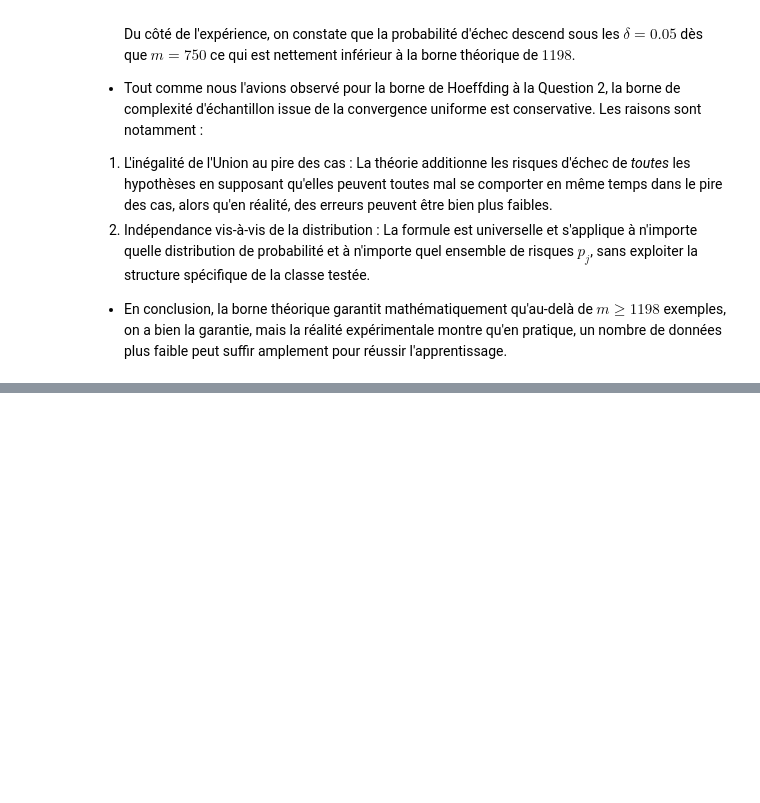
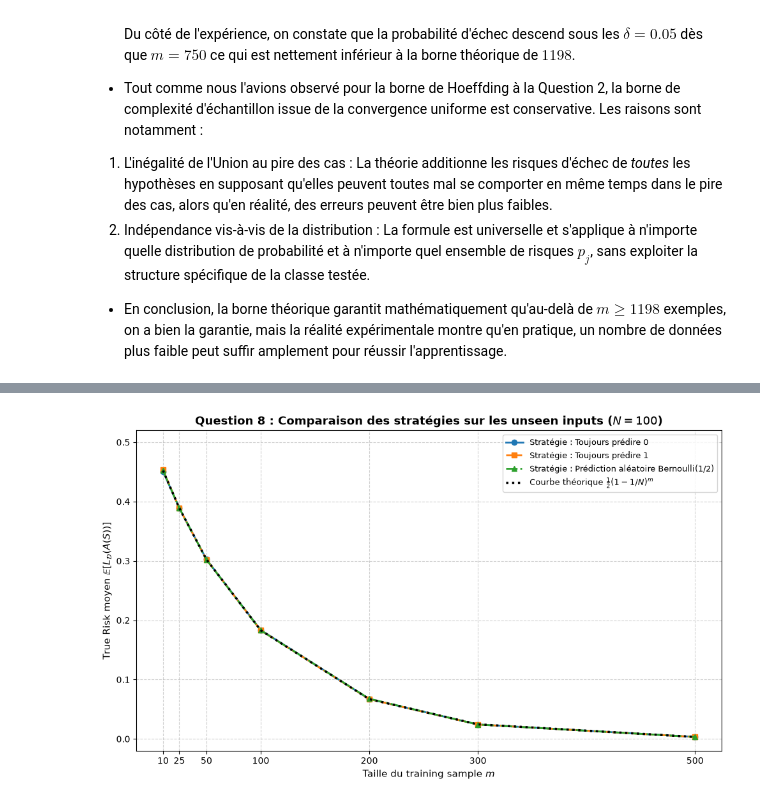
Before and after one commit to Pimbolie/homework2_Tieu_Han_TRAN, a Jupyter notebook: homework2_Tieu_Han_TRAN.ipynb, the cells around one changed output, grey strips where cells are left out. Saved outputs shown, nothing was run; the diff lists cells and outputs as text; code cells hidden in the pictures; blank space fills up the shorter version.

```diff
--- a/homework2_Tieu_Han_TRAN.ipynb
+++ b/homework2_Tieu_Han_TRAN.ipynb
@@ -762,0 +1205,68 @@ Du côté de l'expérience, on constate que la probabilité d'échec descend sou
+# %%
+# Visualisation comparative de l'évolution du True Risk pour les différentes stratégies (avec N = 100)
+N_visu = 100
+exp_0 = []
+exp_1 = []
+exp_rand = []
+theo_nfl = []
+
+for m in m_tab_nfl:
+  r0, r1, r_rand = simuler_strategies_alternatives(N_visu, m, N_REP_NFL)
+  exp_0.append(r0)
+  exp_1.append(r1)
+  exp_rand.append(r_rand)
+  theo_nfl.append(0.5 * ((1.0 - 1.0 / N_visu) ** m))
+
+plt.figure(figsize=(10, 6))
+plt.plot(
+    m_tab_nfl,
+    exp_0,
+    marker='o',
+    linestyle='-',
+    color='tab:blue',
+    linewidth=2,
+    label='Stratégie : Toujours prédire 0',
+)
+plt.plot(
+    m_tab_nfl,
+    exp_1,
+    marker='s',
+    linestyle='--',
+    color='tab:orange',
+    linewidth=2,
+    label='Stratégie : Toujours prédire 1',
+)
+plt.plot(
+    m_tab_nfl,
+    exp_rand,
+    marker='^',
+    linestyle='-.',
+    color='tab:green',
+    linewidth=2,
+    label='Stratégie : Prédiction aléatoire Bernoulli(1/2)',
+)
+plt.plot(
+    m_tab_nfl,
+    theo_nfl,
+    linestyle=':',
+    color='black',
+    linewidth=2.5,
+    label=r'Courbe théorique $\frac{1}{2}(1 - 1/N)^m$',
+)
+
+plt.title(
+    r'Question 8 : Comparaison des stratégies sur les unseen inputs ($N = 100$)'
+    '',
+    fontsize=13,
+    fontweight='bold',
+)
+plt.xlabel(r'Taille du training sample $m$', fontsize=11)
+plt.ylabel(r'True Risk moyen $\mathbb{E}[L_\mathcal{D}(A(S))]$', fontsize=11)
+plt.xticks(m_tab_nfl)
+plt.ylim(-0.02, 0.52)
+plt.grid(True, linestyle='--', alpha=0.6)
+plt.legend(fontsize=9.5, loc='upper right')
+plt.tight_layout()
+plt.show()
+# %% [output]
+[figure, added]
```
Also changed, not shown: parts of 19 cells of this notebook.
